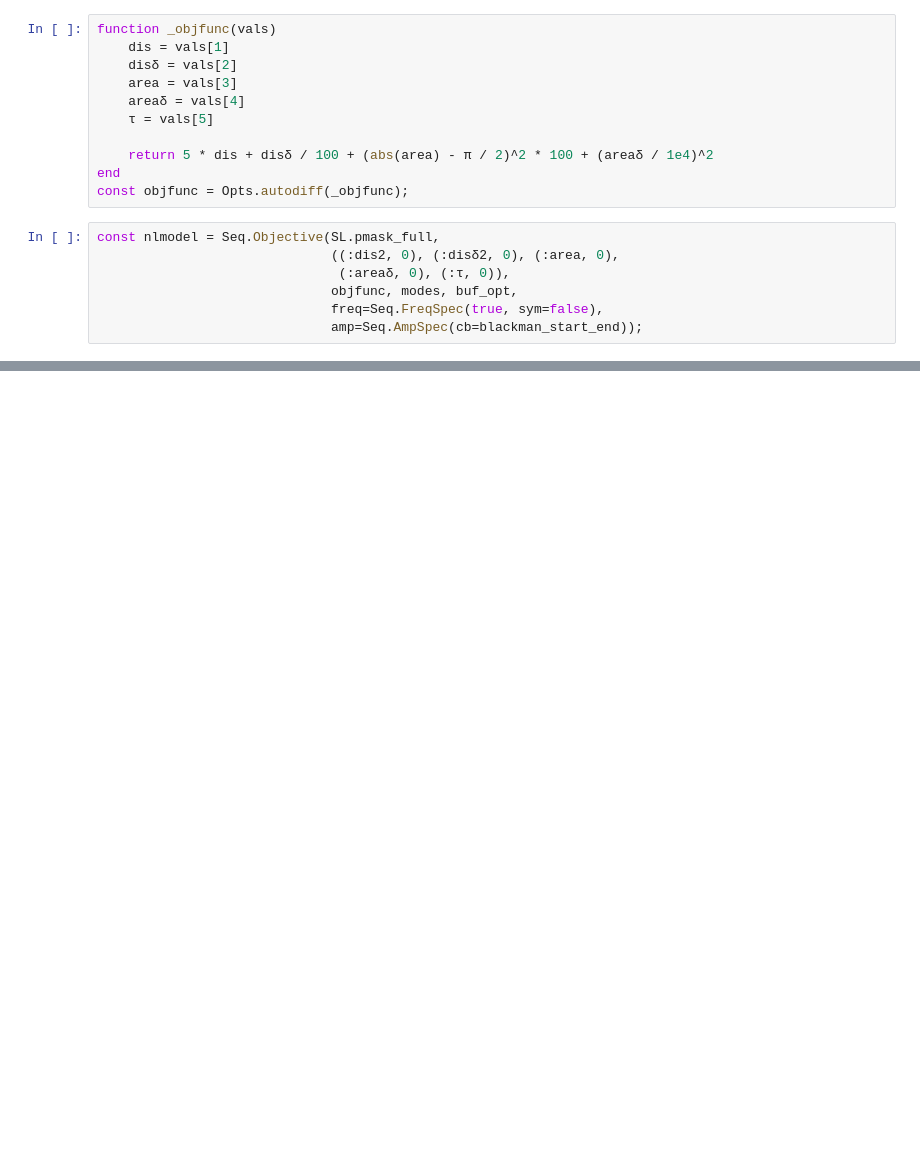
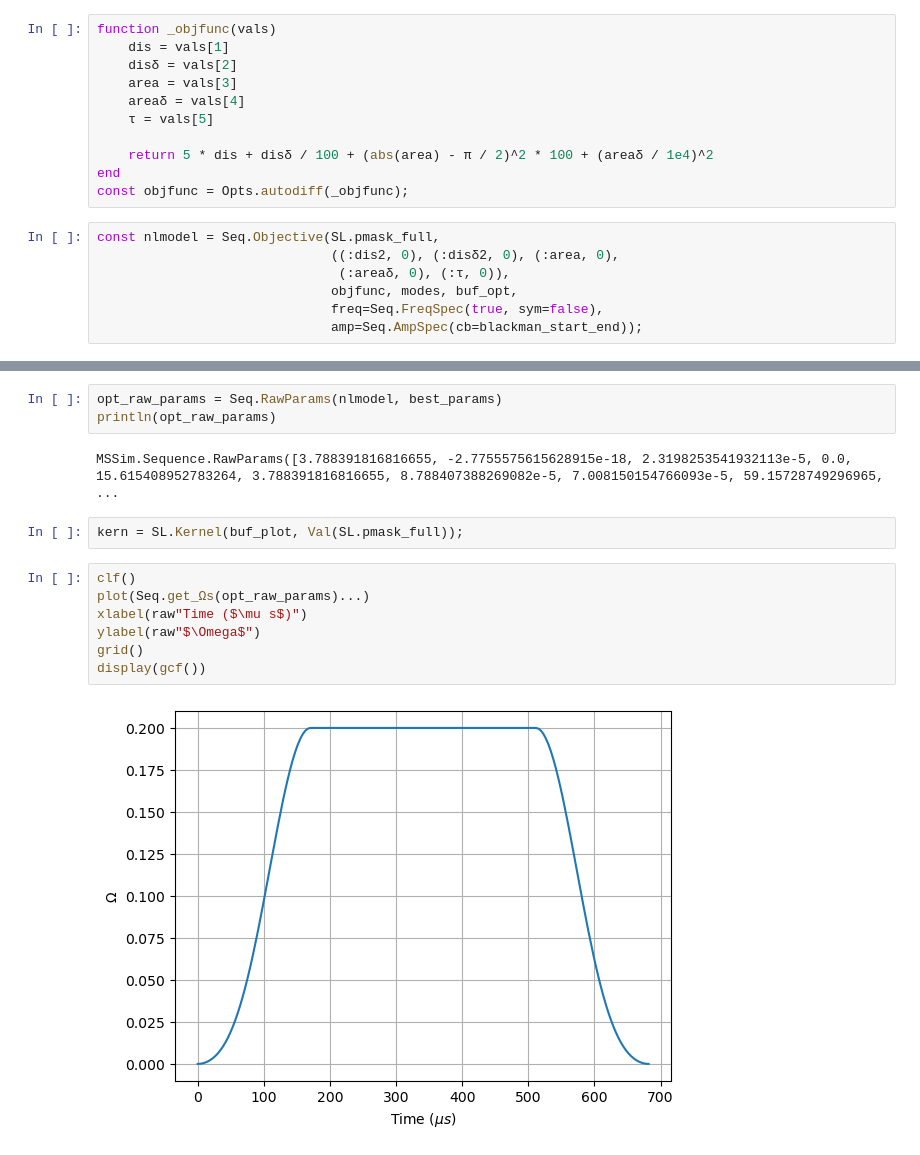
Before and after one commit to euriqa-brassboard/GoldGates.jl, a Jupyter notebook: notebooks/072125_13ion_gates.ipynb, the cells around one changed output, grey strips where cells are left out. Drawn from its saved outputs; the diff is of its cells as text; blank space fills up the shorter version.

```diff
--- a/notebooks/072125_13ion_gates.ipynb
+++ b/notebooks/072125_13ion_gates.ipynb
@@ -122,0 +132,16 @@ end
+# %%
+opt_raw_params = Seq.RawParams(nlmodel, best_params)
+println(opt_raw_params)
+# %% [output]
+MSSim.Sequence.RawParams([3.788391816816655, -2.7755575615628915e-18, 2.3198253541932113e-5, 0.0, 15.615408952783264, 3.788391816816655, 8.788407388269082e-5, 7.008150154766093e-5, 59.15728749296965,  ...
+# %%
+kern = SL.Kernel(buf_plot, Val(SL.pmask_full));
+# %%
+clf()
+plot(Seq.get_Ωs(opt_raw_params)...)
+xlabel(raw"Time ($\mu s$)")
+ylabel(raw"$\Omega$")
+grid()
+display(gcf())
+# %% [output]
+[figure, added]
```
Also changed, not shown: parts of 12 cells of this notebook.
